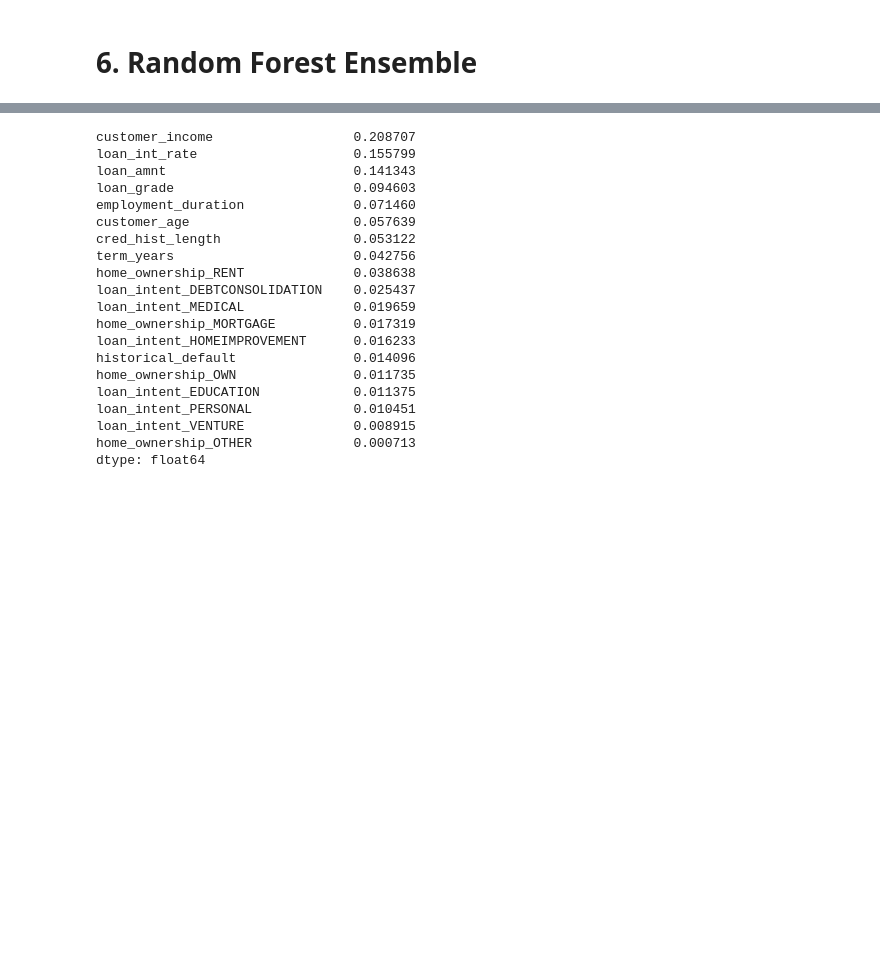
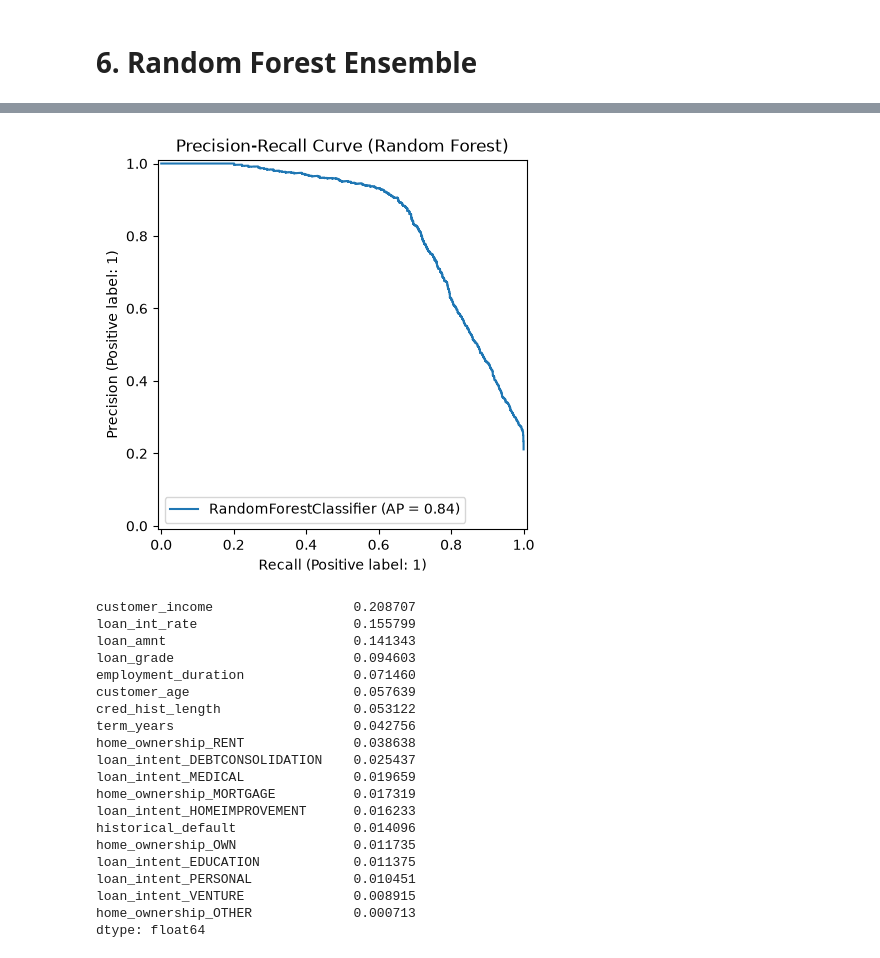
Before and after one commit to mattmaselli/loan-default-prediction, a Jupyter notebook: loan_prediction.ipynb, the cells around one changed output, grey strips where cells are left out. Drawn from its saved outputs; the diff is of its cells as text; code cells hidden in the pictures; blank space fills up the shorter version.

Commit message:
feat: add precision recall curve chart for rf

```diff
--- a/loan_prediction.ipynb
+++ b/loan_prediction.ipynb
@@ -954,3 +982,14 @@ Confusion matrix:
+# %%
+#plotting
+
+from sklearn.metrics import PrecisionRecallDisplay
+
+
+PrecisionRecallDisplay.from_estimator(rf, X_test_rf, y_test)
+plt.title("Precision-Recall Curve (Random Forest)")
+plt.show()
+# %% [output]
+[figure, added]
 # %%
 importance = pd.Series(
     rf.feature_importances_,
```
Also changed, not shown: parts of 9 cells of this notebook.
